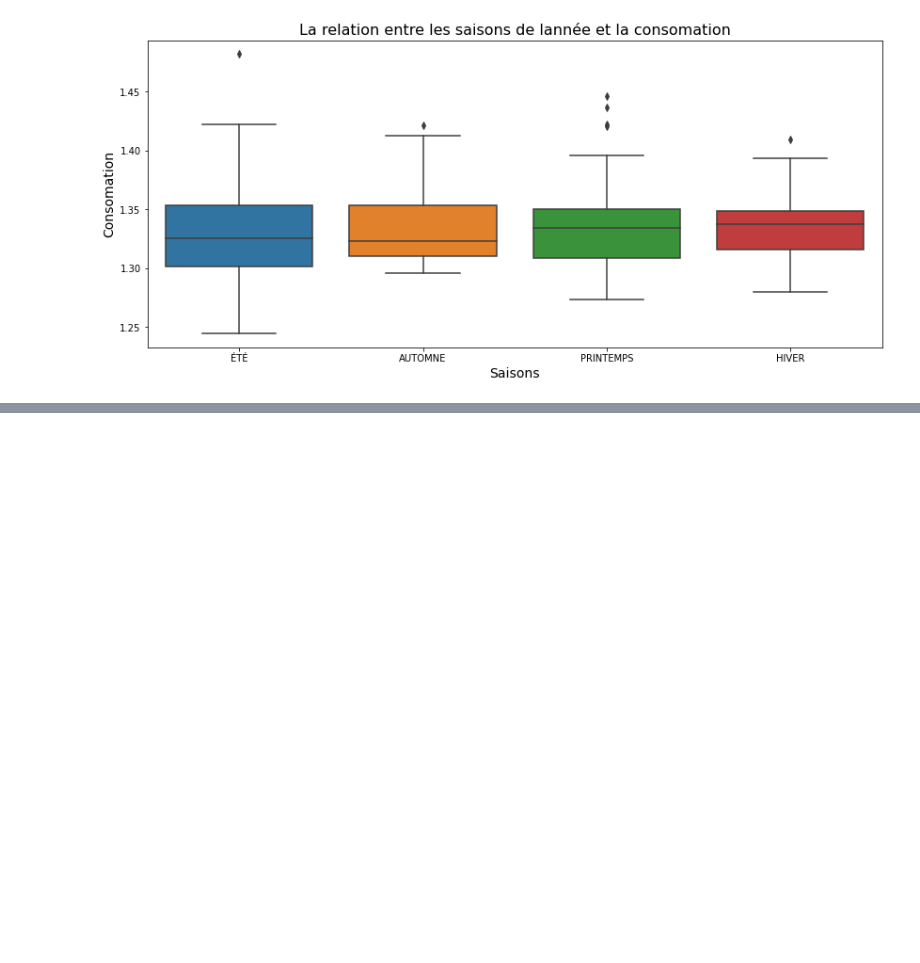
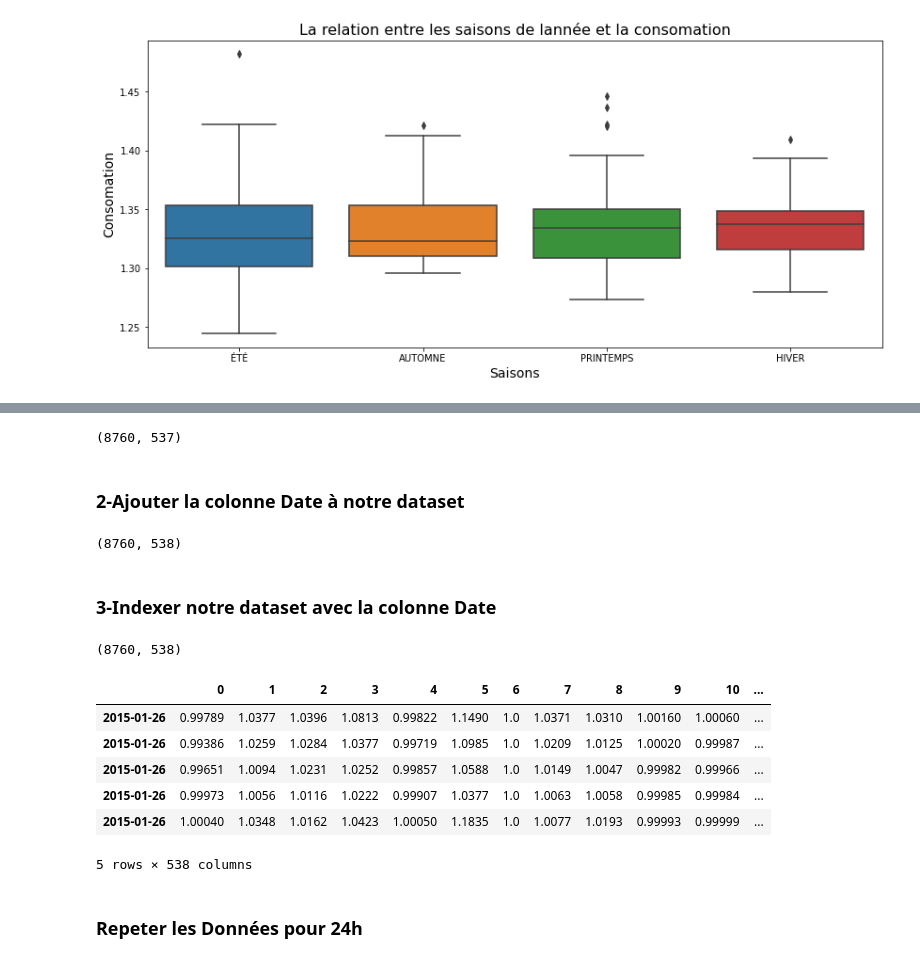
Before and after one commit to forloulhoucine/TER_Analyse-de-donnees-issues-dun-reseau-urbain, a Jupyter notebook: TER.ipynb, the cells around one changed output, grey strips where cells are left out. Drawn from its saved outputs; the diff is of its cells as text; code cells hidden in the pictures; blank space fills up the shorter version.

```diff
--- a/TER.ipynb
+++ b/TER.ipynb
@@ -336,0 +305,33 @@ DF
+# %%
+C_T=C.T
+C_T.shape
+# %% [output]
+(8760, 537)
+# %% [markdown]
+### 2-Ajouter la colonne Date à notre dataset
+# %%
+C_T.head()
+C_F=C_T.assign(Date=D)
+C_F.shape
+# %% [output]
+(8760, 538)
+# %% [markdown]
+### 3-Indexer notre dataset avec la colonne Date
+# %%
+d_series = pd.to_datetime(C_F['Date'])
+d_index = pd.DatetimeIndex(d_series.values)
+DF=C_F.set_index(d_index)
+# %%
+print(DF.shape)
+DF.head()
+# %% [output]
+(8760, 538)
+|  | 0 | 1 | 2 | 3 | 4 | 5 | 6 | 7 | 8 | 9 | 10 | ... |
+| 2015-01-26 | 0.99789 | 1.0377 | 1.0396 | 1.0813 | 0.99822 | 1.1490 | 1.0 | 1.0371 | 1.0310 | 1.00160 | 1.00060 | ... |
+| 2015-01-26 | 0.99386 | 1.0259 | 1.0284 | 1.0377 | 0.99719 | 1.0985 | 1.0 | 1.0209 | 1.0125 | 1.00020 | 0.99987 | ... |
+| 2015-01-26 | 0.99651 | 1.0094 | 1.0231 | 1.0252 | 0.99857 | 1.0588 | 1.0 | 1.0149 | 1.0047 | 0.99982 | 0.99966 | ... |
+| 2015-01-26 | 0.99973 | 1.0056 | 1.0116 | 1.0222 | 0.99907 | 1.0377 | 1.0 | 1.0063 | 1.0058 | 0.99985 | 0.99984 | ... |
+| 2015-01-26 | 1.00040 | 1.0348 | 1.0162 | 1.0423 | 1.00050 | 1.1835 | 1.0 | 1.0077 | 1.0193 | 0.99993 | 0.99999 | ... |
+5 rows × 538 columns
+# %% [markdown]
+### Repeter les Données pour 24h
```
Also changed, not shown: parts of 5 cells of this notebook.
